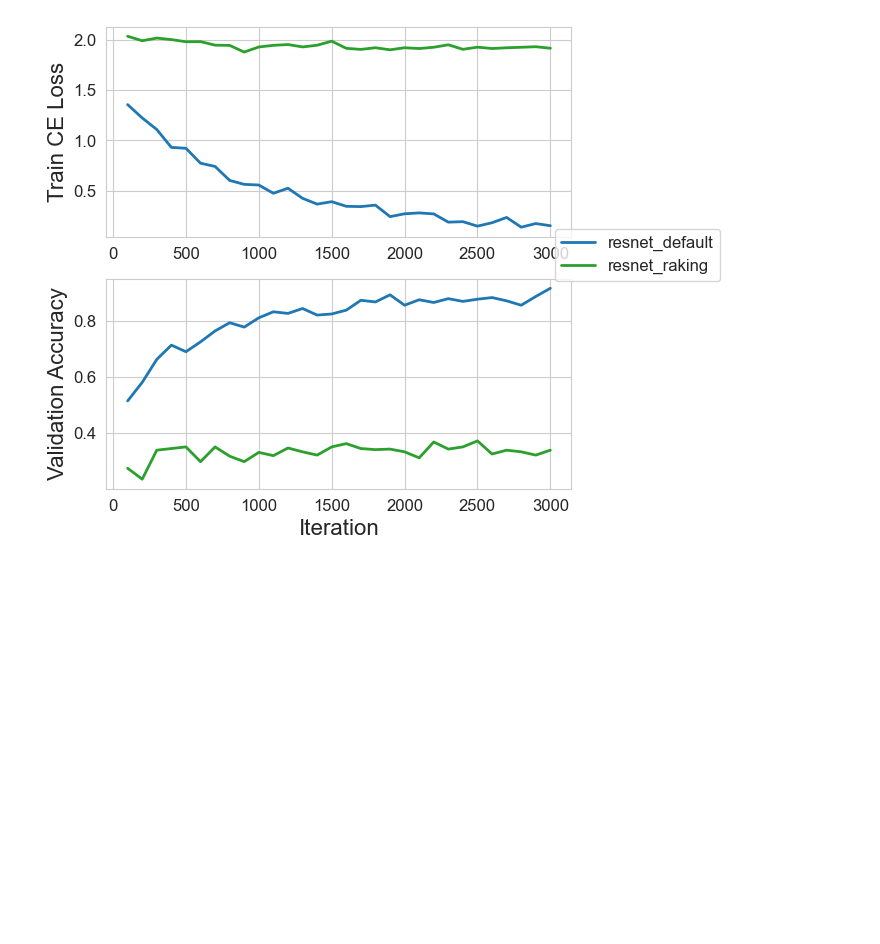
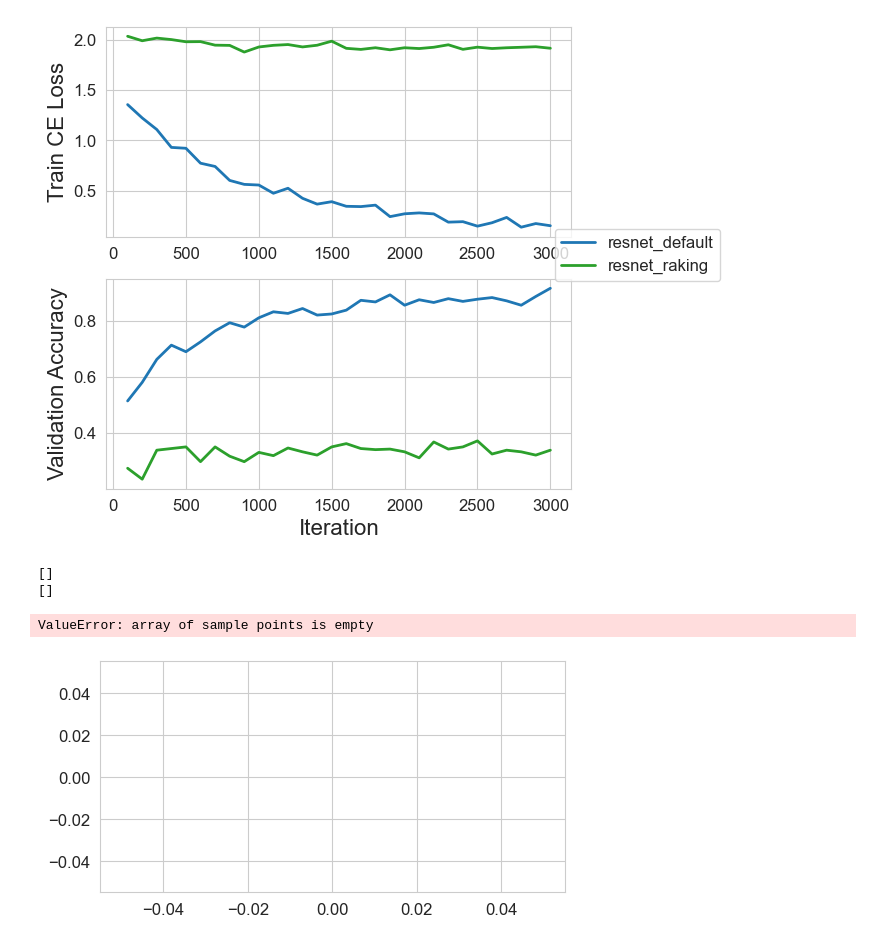
Before and after one commit to ronakdm/resnets, a Jupyter notebook: notebooks/performance.ipynb, the cells around one changed output. Drawn from its saved outputs; the diff is of its cells as text; code cells hidden in the pictures; blank space fills up the shorter version.

```diff
--- a/notebooks/performance.ipynb
+++ b/notebooks/performance.ipynb
@@ -146,38 +146,38 @@ fig.legend(handles=handles, labels=labels, loc='center', bbox_to_anchor=(1.01, 0
 # %%
 sns.set_style("whitegrid")
 
 fig, ax = plt.subplots(1, 1, figsize=(6, 3))
 seeds = [0]
 steps = np.arange(100, 3100, 100)
 augment = False
 
 colors = ["tab:blue", "tab:green", "tab:purple", "tab:brown", "tab:red", "black", "orange"]
 
 
-for i, exp_name in enumerate(["raking_default"]):
+for i, exp_name in enumerate(["resnet_default"]):
 
     avg_var = np.zeros((len(steps)))
 
     for seed in seeds:
-        observed_steps = np.load(f"output/b{batch_size}_steps_seed_{seed}.npy")
-        variances = np.load(f"output/b{batch_size}_variances_seed_{seed}.npy")
+        observed_steps = np.load(f"output/{exp_name}_steps_seed_{seed}.npy")
+        variances = np.load(f"output/{exp_name}_variances_seed_{seed}.npy")
 
         ax.plot(observed_steps, np.log10(variances), alpha=0.3, linewidth=1.0, color=colors[i])
 
         avg_var += np.interp(steps, observed_steps, np.log10(variances))
 
-    ax.plot(steps, avg_var / len(seeds), linewidth=2.0, label=str(batch_size), color=colors[i])
+    ax.plot(steps, avg_var / len(seeds), linewidth=2.0, label=str(exp_name), color=colors[i])
 
 ax.set_xlabel("Iteration")
 ax.set_ylabel("Log Variance of Gradient Estimate")
 handles, labels = ax.get_legend_handles_labels()
 fig.legend(handles=handles, labels=labels, loc='center', bbox_to_anchor=(1.01, 0.5), ncol=1)
 
-fig.text(0.93, 0.7, "Batch Size", fontsize=14)
-
-ax.set_ylim((-0.95, 4.05))
-
-if augment:
-    fig.suptitle("CIFAR-10 + MyrtleNet + SGD", fontsize=18)
-else:
-    fig.suptitle("CIFAR-10 + MyrtleNet + SGD (No Augmentation)", fontsize=18)
+# fig.text(0.93, 0.7, "Batch Size", fontsize=14)
+# ax.set_ylim((-0.95, 4.05))
+# fig.suptitle("CIFAR-10 + MyrtleNet + SGD (No Augmentation)", fontsize=18)
+# %% [output]
+[]
+[]
+ValueError: array of sample points is empty
+[figure, added]
```
Also changed, not shown: 50 other files.
